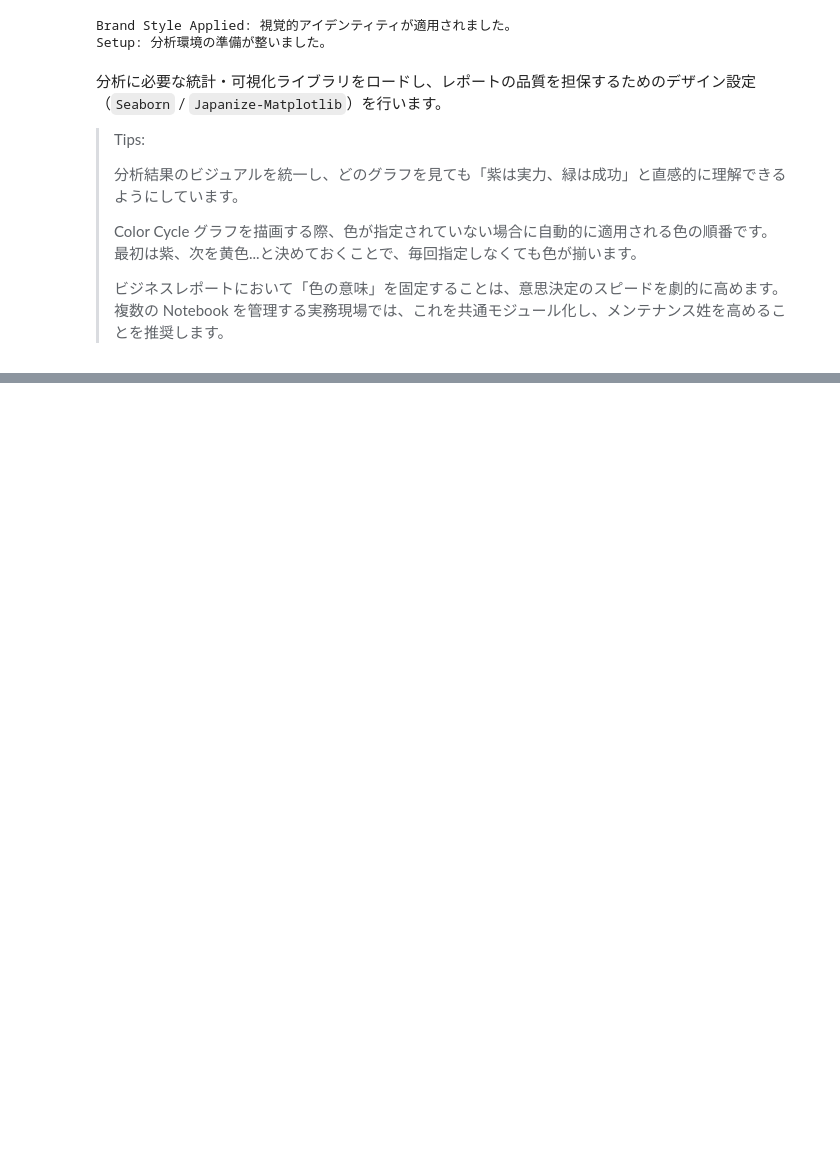
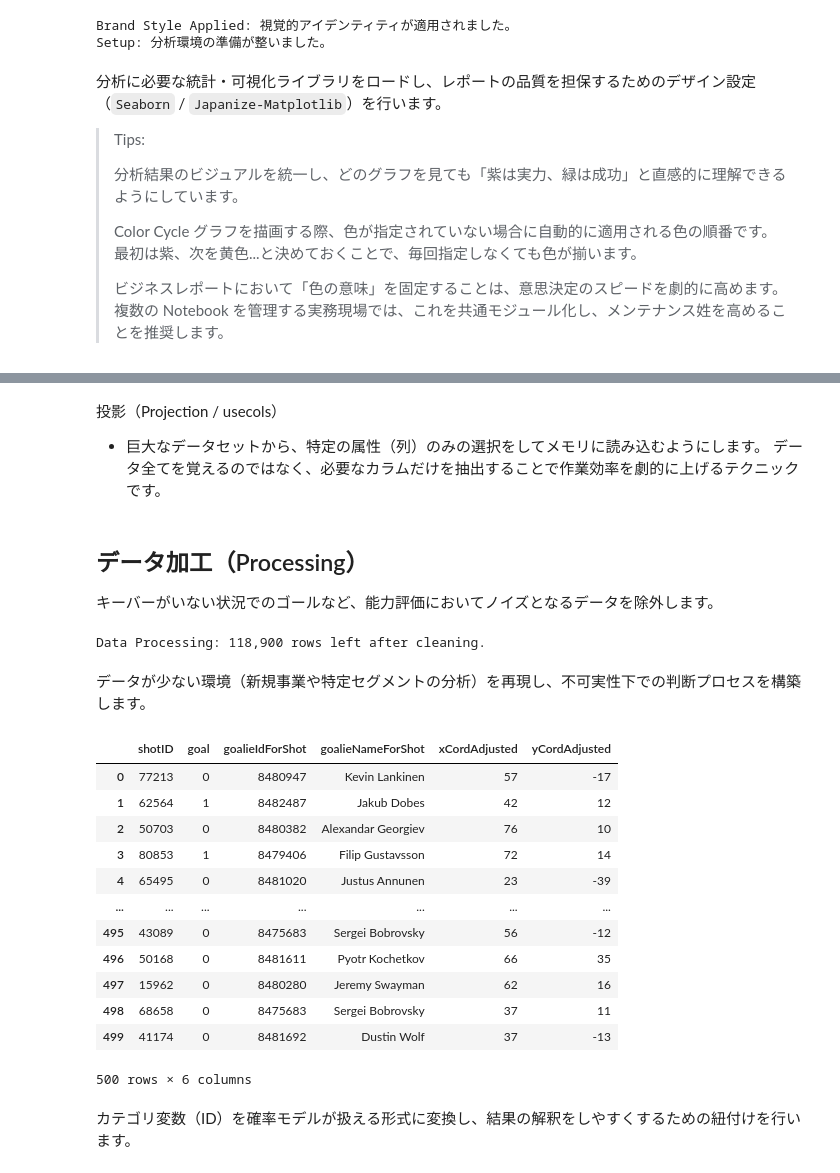
Before and after one commit to petalab-io/bayesian-iroha, a Jupyter notebook: notebooks/02_hockey_gotender/hockey_spatial_analysis.ipynb, the cells around one changed output, grey strips where cells are left out. Cells and saved outputs as stored; diff of their text form; code cells hidden in the pictures; blank space fills up the shorter version.

```diff
--- a/notebooks/02_hockey_gotender/hockey_spatial_analysis.ipynb
+++ b/notebooks/02_hockey_gotender/hockey_spatial_analysis.ipynb
@@ -75,0 +93,8 @@ URL_DATA = "https://peter-tanner.com/moneypuck/downloads/shots_2022.csv"
+# %%
+# データのプレビュー（ホワイトボックス化）
+CSV_TARGET = os.path.join(DIR_EXTRACT, "shots_2024.csv")
+
+# 先頭５行を確認
+df_preview = pd.read_csv(CSV_TARGET, nrows=5)
+print("Data Preparation: Preview of the data:")
+df_preview.head()
@@ -75,0 +112,16 @@ URL_DATA = "https://peter-tanner.com/moneypuck/downloads/shots_2022.csv"
+# %%
+# 利用する列を展開してロード（メモリ効率化）
+COLS_USE = [
+    "shotID",
+    "goal",  # 1: Goal, 0: No Goal
+    "xCordAdjusted",  # 調整済み x 座標
+    "yCordAdjusted",  # 調整済み y 座標
+    "goalieIdForShot",  # ゴテンダー ID
+    "goalieNameForShot"  # 選手名
+]
+
+print("Data Preparation: Loading real dataset from CSV...")
+df_raw = pd.read_csv(CSV_TARGET, usecols=COLS_USE)
+
+print(f"Data Preparation: Data load finished. {len(df_raw):,} rows")
+df_raw.head()
@@ -75,0 +137,40 @@ URL_DATA = "https://peter-tanner.com/moneypuck/downloads/shots_2022.csv"
+# %% [markdown]
+投影（Projection / usecols）
+- 巨大なデータセットから、特定の属性（列）のみの選択をしてメモリに読み込むようにします。
+データ全てを覚えるのではなく、必要なカラムだけを抽出することで作業効率を劇的に上げるテクニックです。
+# %% [markdown]
+## データ加工（Processing）
+キーバーがいない状況でのゴールなど、能力評価においてノイズとなるデータを除外します。
+# %%
+# クレンジング:
+df_clean = df_raw.dropna(subset=["goalieIdForShot"]).copy()  # ゴテンダー不在（Empty Net）データの厳密な除外
+df_clean = df_clean[df_clean["goalieIdForShot"] > 0].copy()  # MoneyPuck データでは無人ゴール時に ID が 0 や欠損になるため、これを除外します。
+
+print(f"Data Processing: {len(df_clean):,} rows left after cleaning.")
+# %% [output]
+Data Processing: 118,900 rows left after cleaning.
+# %% [markdown]
+データが少ない環境（新規事業や特定セグメントの分析）を再現し、不可実性下での判断プロセスを構築します。
+# %%
+# 小規模データ化（３桁台のサンプリング）
+# 意思決定の難易度が高い「事例が少ない」状況を再現するため、あえて 500 件に絞ります
+SIZE_SAMPLE = 500
+df_small = df_clean.sample(n=SIZE_SAMPLE, random_state=42).reset_index(drop=True)
+
+df_small
+# %% [output]
+|  | shotID | goal | goalieIdForShot | goalieNameForShot | xCordAdjusted | yCordAdjusted |
+| 0 | 77213 | 0 | 8480947 | Kevin Lankinen | 57 | -17 |
+| 1 | 62564 | 1 | 8482487 | Jakub Dobes | 42 | 12 |
+| 2 | 50703 | 0 | 8480382 | Alexandar Georgiev | 76 | 10 |
+| 3 | 80853 | 1 | 8479406 | Filip Gustavsson | 72 | 14 |
+| 4 | 65495 | 0 | 8481020 | Justus Annunen | 23 | -39 |
+| ... | ... | ... | ... | ... | ... | ... |
+| 495 | 43089 | 0 | 8475683 | Sergei Bobrovsky | 56 | -12 |
+| 496 | 50168 | 0 | 8481611 | Pyotr Kochetkov | 66 | 35 |
+| 497 | 15962 | 0 | 8480280 | Jeremy Swayman | 62 | 16 |
+| 498 | 68658 | 0 | 8475683 | Sergei Bobrovsky | 37 | 11 |
+| 499 | 41174 | 0 | 8481692 | Dustin Wolf | 37 | -13 |
+500 rows × 6 columns
+# %% [markdown]
+カテゴリ変数（ID）を確率モデルが扱える形式に変換し、結果の解釈をしやすくするための紐付けを行います。
```
Also changed, not shown: parts of 18 cells of this notebook.
